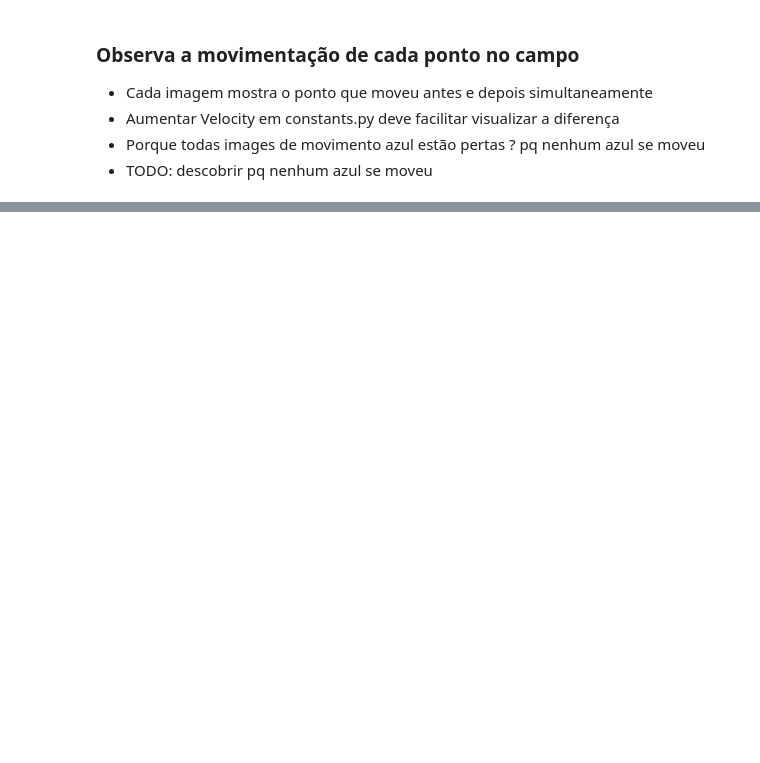
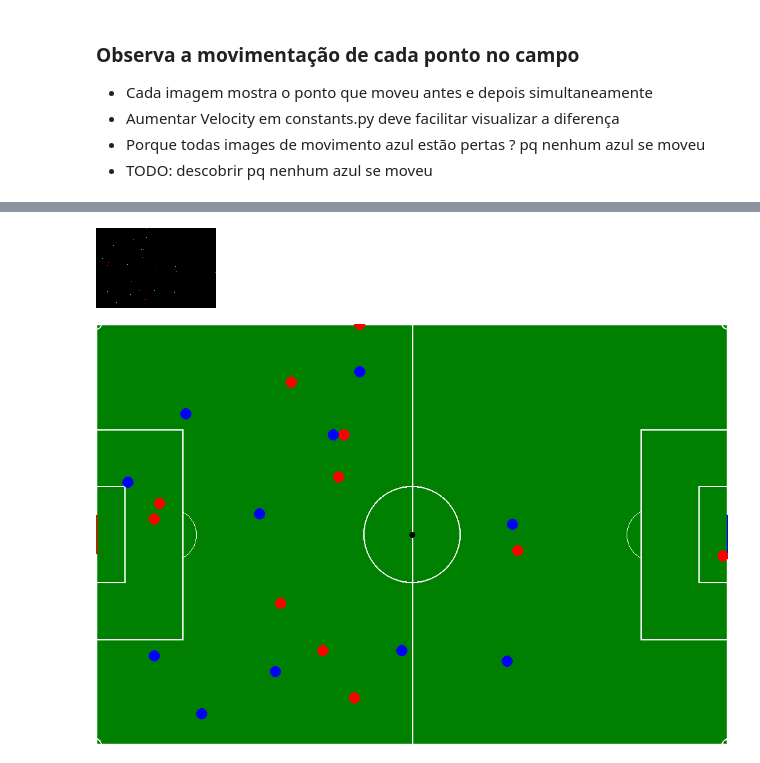
Before and after one commit to HenriqueSabino/gym_soccer_env, a Jupyter notebook: tests.ipynb, the cells around one changed output, grey strips where cells are left out. Saved outputs shown, nothing was run; the diff lists cells and outputs as text; code cells hidden in the pictures; blank space fills up the shorter version.

Commit message:
adding image observation

```diff
--- a/tests.ipynb
+++ b/tests.ipynb
@@ -176,0 +163,21 @@ images_per_team_complete_action(2)
+# %%
+import gymnasium as gym
+import env
+import numpy as np
+from IPython.display import Image, display
+from PIL import Image
+
+env = gym.make("Soccer-v0", render_mode="human")
+
+obs, _  = env.reset()
+obs = np.array(obs, dtype=np.uint8)
+image = Image.fromarray(obs)
+
+display(image)
+
+# env.step(0)
+
+env.render()
+# %% [output]
+[figure, added]
+[figure, added]
```
Also changed, not shown: parts of 2 cells of this notebook, 3 other files.
